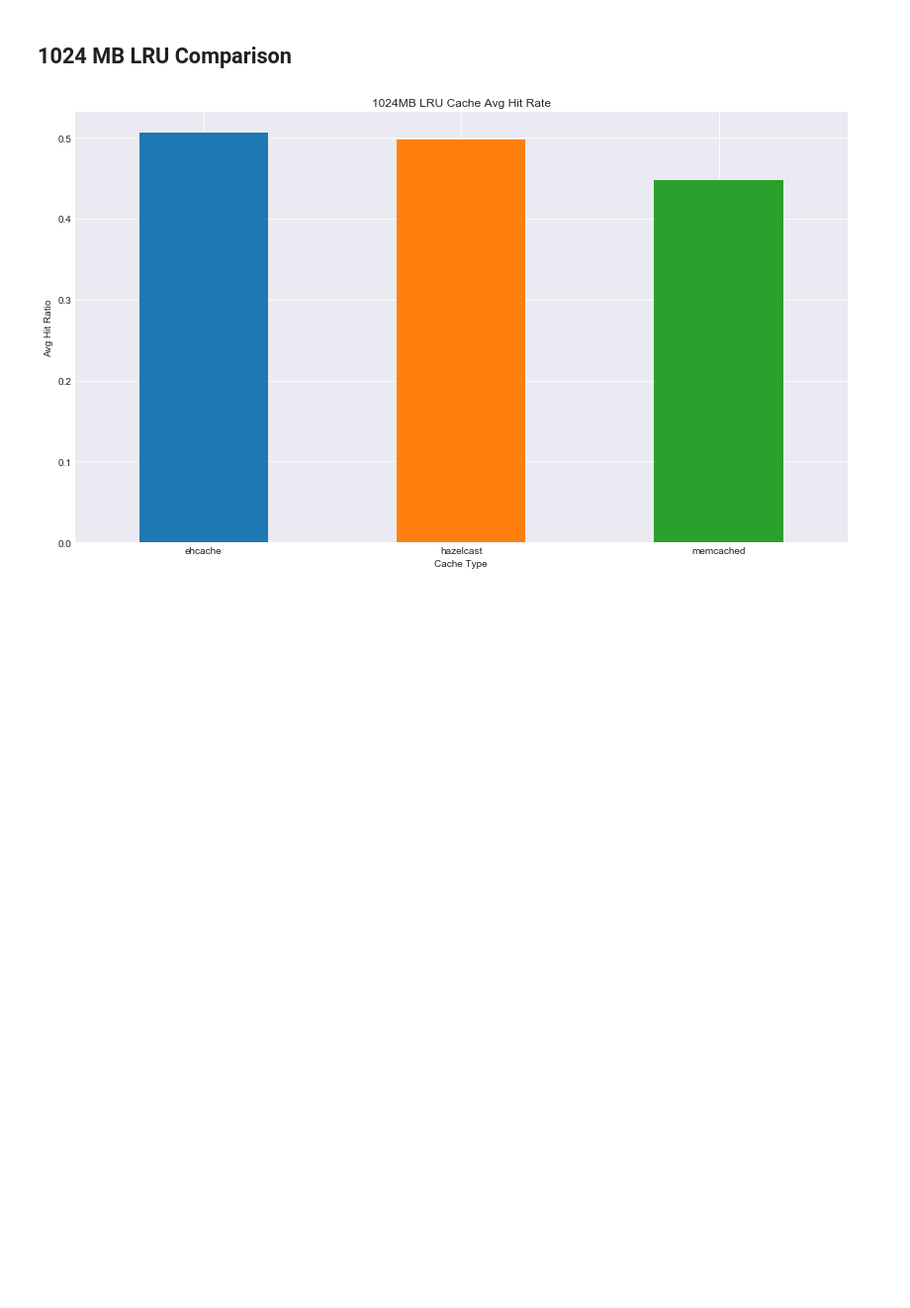
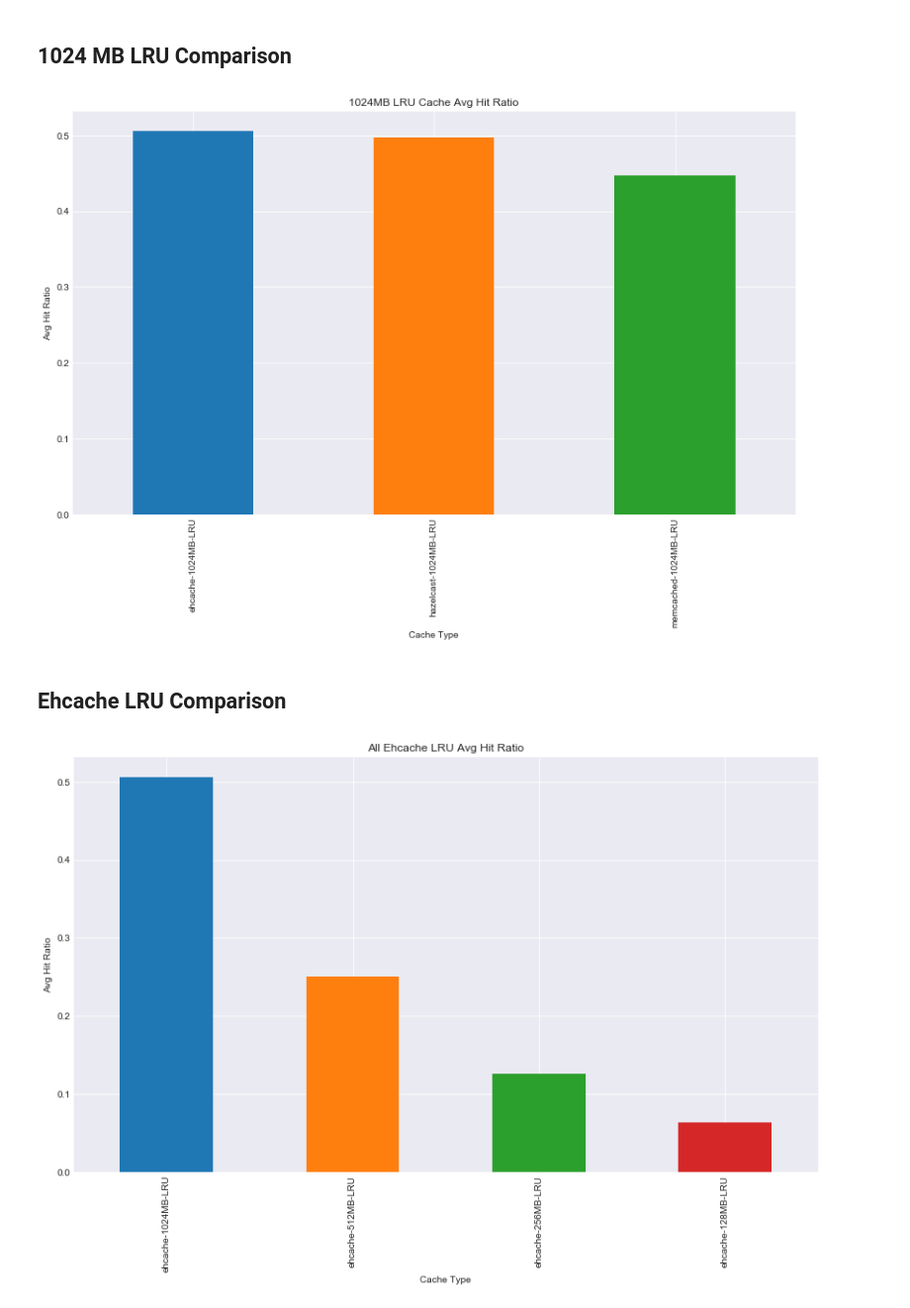
Before and after one commit to 1carew1/cachingrest_data_investigation, a Jupyter notebook: Cachingrest_Data_Investigation.ipynb, the cells around one changed output. Shown at 99% size. Cells and saved outputs as stored; diff of their text form; code cells hidden in the pictures; blank space fills up the shorter version.

```diff
--- a/Cachingrest_Data_Investigation.ipynb
+++ b/Cachingrest_Data_Investigation.ipynb
@@ -418,9 +420,19 @@ plot_avg_hit_ratio("512MB LRU Cache Avg Hit Rate",
 # %% [markdown]
 ## 1024 MB LRU Comparison
 # %%
-plot_avg_hit_ratio("1024MB LRU Cache Avg Hit Rate",
+plot_avg_hit_ratio("1024MB LRU Cache Avg Hit Ratio",
                     ehcache_lru_1024_data,
                     hazelcast_lru_1024_data,
                     memcached_lru_1024_data)
 # %% [output]
-[figure, old version]
+[figure, new version]
+# %% [markdown]
+## Ehcache LRU Comparison
+# %%
+plot_avg_hit_ratio("All Ehcache LRU Avg Hit Ratio",
+                   ehcache_lru_1024_data,
+                   ehcache_lru_512_data,
+                   ehcache_lru_256_data,
+                   ehcache_lru_128_data)
+# %% [output]
+[figure, added]
```
Also changed, not shown: parts of 8 cells of this notebook.
